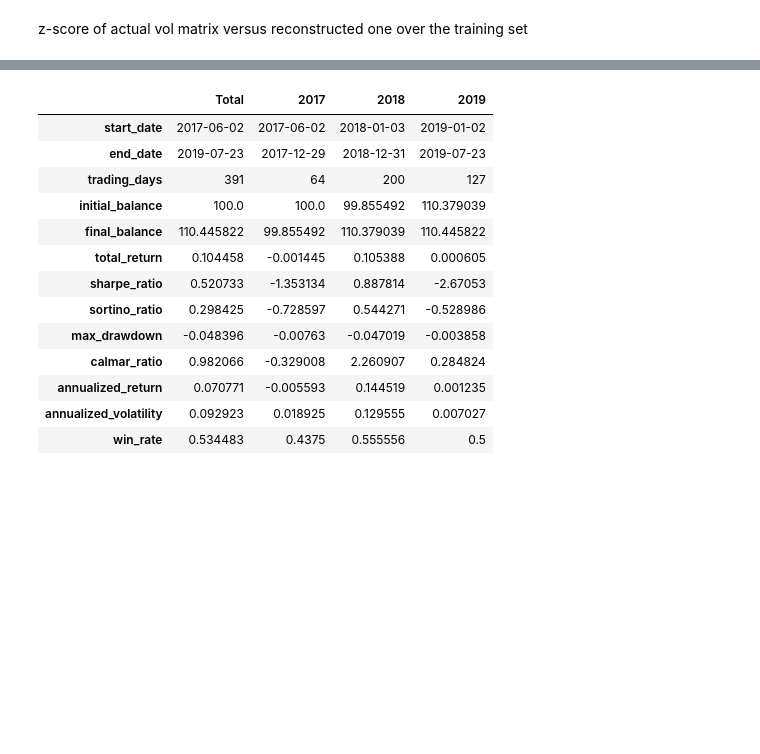
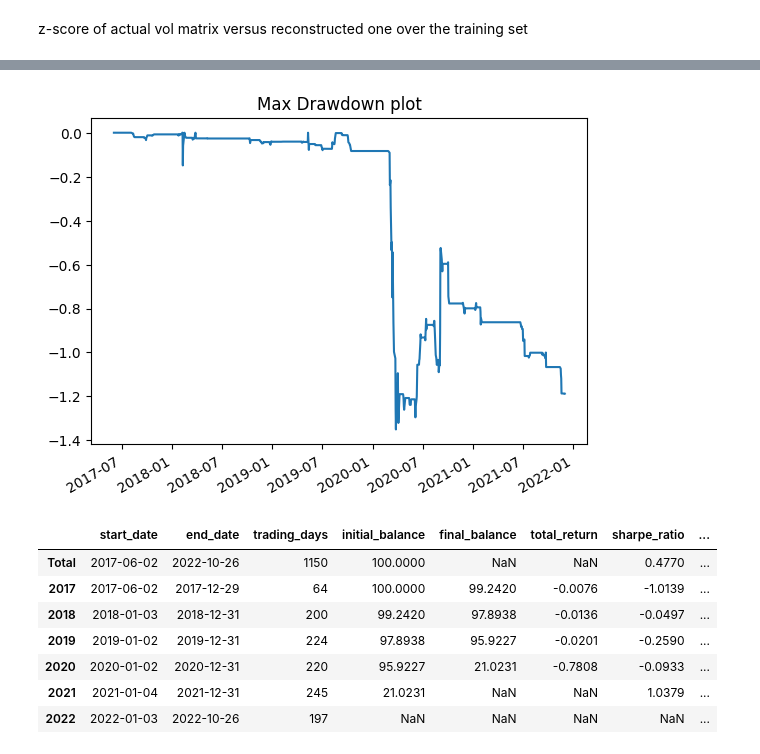
Before and after one commit to nkaimcaudle/ATC3Project202411, a Jupyter notebook: ATC project code.ipynb, the cells around one changed output, grey strips where cells are left out. Saved outputs shown, nothing was run; the diff lists cells and outputs as text; code cells hidden in the pictures; blank space fills up the shorter version.

```diff
--- a/ATC project code.ipynb
+++ b/ATC project code.ipynb
@@ -866,8 +882,3 @@ def get_asset_npv(date: datetime.datetime, trades: list[TradeModel], security_de
 
     return total_npv
-# %%
-DOWNSIDE_BREACH = -3.
-UPSIDE_BREACH = 3.
-EARLY_EXPIRE_DAYS = 3
-HOLDING_PERIOD = half_lifes.mean() * 2.
 # %%
@@ -984,0 +1060,10 @@ for date in progress.track(all_train_dates[:400]):
+# %%
+all_train_dates = pd.concat((pd.Series(valid_AsOfs[train_idx]), df_rolls['rolldatetime'])).sort_values().reset_index(drop=True)
+all_train_dates = all_train_dates.loc[all_train_dates.le(valid_AsOfs[train_idx[-1]])]
+
+CASH = 100.
+DOWNSIDE_BREACH, DOWNSIDE_FLOOR = -3., -5
+UPSIDE_BREACH, UPSIDE_CAP = 3., 5
+EARLY_EXPIRE_DAYS = 3
+HOLDING_PERIOD = half_lifes.mean() * 2.
+TRANSACTION_COSTS = 1e-4
@@ -985,4 +1113,4 @@ for date in progress.track(all_train_dates[:400]):
 # %%
-df_strategy = pd.DataFrame([x.dict() for x in snapshots], index=valid_AsOfs[:len(snapshots)])
-df_strategy.head()
+df_strategy_train = pd.DataFrame([x.dict() for x in a.snapshots], index=[x.when for x in a.snapshots])
+df_strategy_train.head()
 # %% [output]
@@ -1000,3 +1131,7 @@ df_strategy['balance_sheet'].plot();
+# %%
+df_strategy_train['balance_sheet'].divide(df_strategy_train['balance_sheet'].expanding().max()).subtract(1.).plot(title='Max Drawdown plot');
+# %% [output]
+[figure, added]
 # %%
 def calculate_metrics_for_period(df, risk_free_rate=0.02):
     """
@@ -1006,6 +1141,10 @@ def calculate_metrics_for_period(df, risk_free_rate=0.02):
     """
     daily_returns = df['balance_sheet'].pct_change()
     annual_factor = 252
+
+    start = df.index[0]
+    end = df.index[-1]
+    t = (end - start) / pd.Timedelta(days=365.25)
 
     def calculate_sharpe_ratio():
         excess_returns = daily_returns - risk_free_rate/annual_factor
@@ -1030,18 +1169,19 @@ def calculate_metrics_for_period(df, risk_free_rate=0.02):
         max_dd = abs(calculate_max_drawdown())
         return annual_return / max_dd if max_dd != 0 else np.nan
 
+    total_return = (df['balance_sheet'].iloc[-1] / df['balance_sheet'].iloc[0]) - 1
     metrics = {
         'start_date': df.index[0].strftime('%Y-%m-%d'),
         'end_date': df.index[-1].strftime('%Y-%m-%d'),
         'trading_days': len(df),
         'initial_balance': df['balance_sheet'].iloc[0],
         'final_balance': df['balance_sheet'].iloc[-1],
-        'total_return': (df['balance_sheet'].iloc[-1] / df['balance_sheet'].iloc[0]) - 1,
+        'total_return': total_return,
         'sharpe_ratio': calculate_sharpe_ratio(),
         'sortino_ratio': calculate_sortino_ratio(),
         'max_drawdown': calculate_max_drawdown(),
         'calmar_ratio': calculate_calmar_ratio(),
-        'annualized_return': (1 + daily_returns.mean())**annual_factor - 1,
+        'annualized_return': (1 + total_return) ** (1 / t) - 1,
         'annualized_volatility': daily_returns.std() * np.sqrt(annual_factor),
         'win_rate': len(daily_returns[daily_returns > 0]) / len(daily_returns[daily_returns != 0])
     }
@@ -1077,20 +1217,14 @@ def calculate_trading_metrics(df, risk_free_rate=0.02):
         'yearly': yearly_metrics
     }
 # %%
-summary = calculate_trading_metrics(df_strategy)
-pd.concat((pd.Series(summary['overall'], name='Total'), pd.DataFrame(summary['yearly'])), axis=1)
+summary = calculate_trading_metrics(df_strategy_train)
+pd.concat((pd.Series(summary['overall'], name='Total'), pd.DataFrame(summary['yearly'])), axis=1).T.apply(pd.to_numeric, errors='ignore').round(4)
 # %% [output]
-|  | Total | 2017 | 2018 | 2019 |
-| start_date | 2017-06-02 | 2017-06-02 | 2018-01-03 | 2019-01-02 |
-| end_date | 2019-07-23 | 2017-12-29 | 2018-12-31 | 2019-07-23 |
-| trading_days | 391 | 64 | 200 | 127 |
-| initial_balance | 100.0 | 100.0 | 99.855492 | 110.379039 |
-| final_balance | 110.445822 | 99.855492 | 110.379039 | 110.445822 |
-| total_return | 0.104458 | -0.001445 | 0.105388 | 0.000605 |
-| sharpe_ratio | 0.520733 | -1.353134 | 0.887814 | -2.67053 |
-| sortino_ratio | 0.298425 | -0.728597 | 0.544271 | -0.528986 |
-| max_drawdown | -0.048396 | -0.00763 | -0.047019 | -0.003858 |
-| calmar_ratio | 0.982066 | -0.329008 | 2.260907 | 0.284824 |
-| annualized_return | 0.070771 | -0.005593 | 0.144519 | 0.001235 |
-| annualized_volatility | 0.092923 | 0.018925 | 0.129555 | 0.007027 |
-| win_rate | 0.534483 | 0.4375 | 0.555556 | 0.5 |
+|  | start_date | end_date | trading_days | initial_balance | final_balance | total_return | sharpe_ratio | ... |
+| Total | 2017-06-02 | 2022-10-26 | 1150 | 100.0000 | NaN | NaN | 0.4770 | ... |
+| 2017 | 2017-06-02 | 2017-12-29 | 64 | 100.0000 | 99.2420 | -0.0076 | -1.0139 | ... |
+| 2018 | 2018-01-03 | 2018-12-31 | 200 | 99.2420 | 97.8938 | -0.0136 | -0.0497 | ... |
+| 2019 | 2019-01-02 | 2019-12-31 | 224 | 97.8938 | 95.9227 | -0.0201 | -0.2590 | ... |
+| 2020 | 2020-01-02 | 2020-12-31 | 220 | 95.9227 | 21.0231 | -0.7808 | -0.0933 | ... |
+| 2021 | 2021-01-04 | 2021-12-31 | 245 | 21.0231 | NaN | NaN | 1.0379 | ... |
+| 2022 | 2022-01-03 | 2022-10-26 | 197 | NaN | NaN | NaN | NaN | ... |
```
Also changed, not shown: parts of 39 cells of this notebook.
